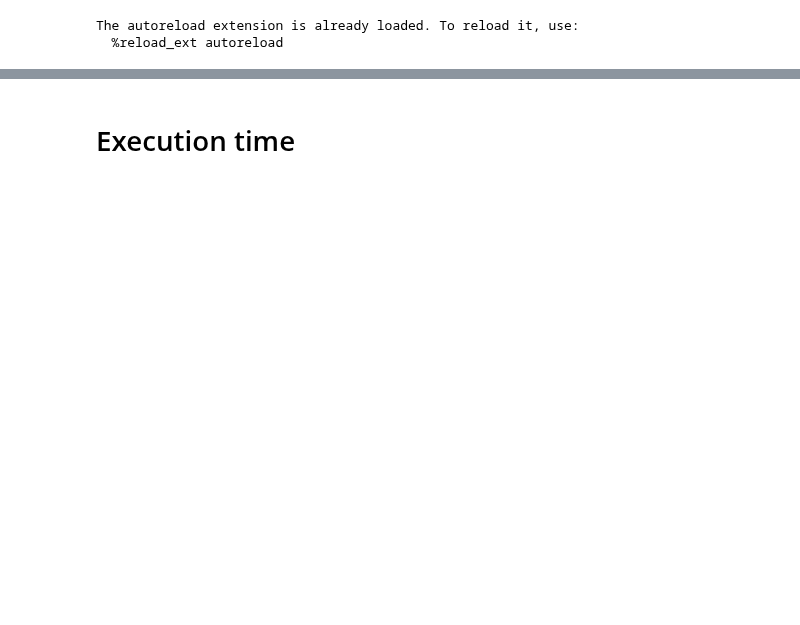
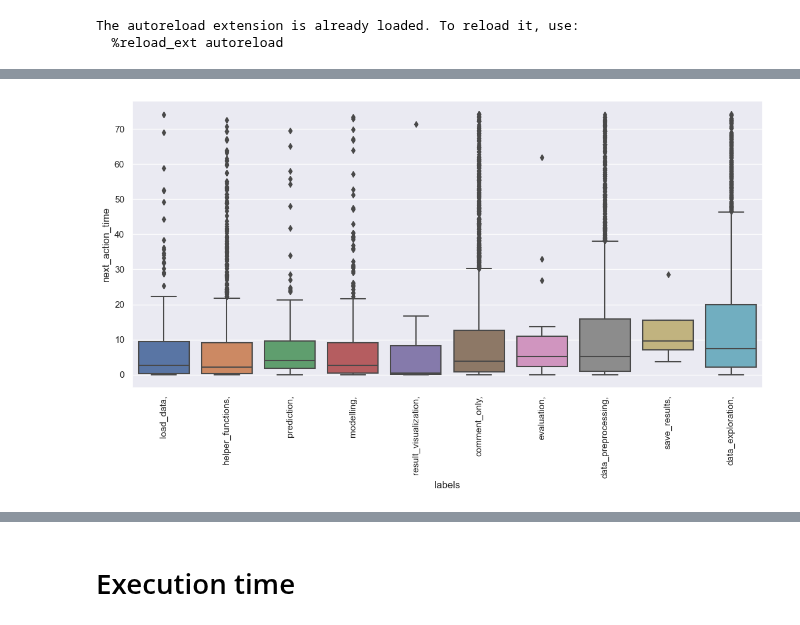
Before and after one commit to konstantgr/jupyter-logs-analysis, a Jupyter notebook: analysis/02-0-time-analysis.ipynb, the cells around one changed output, grey strips where cells are left out. Drawn from its saved outputs; the diff is of its cells as text; code cells hidden in the pictures; blank space fills up the shorter version.

```diff
--- a/analysis/02-0-time-analysis.ipynb
+++ b/analysis/02-0-time-analysis.ipynb
@@ -24,0 +47,3 @@ kernel_mapping  = metrics.loc[:, ['kernel_id', 'task', 'expert']].drop_duplicate
+# %%
+tr = metrics.next_action_time.quantile(.95)
+at_df = metrics.loc[((metrics.next_action_time < tr) & (metrics.event != 'execute')), :]
@@ -24,0 +59,16 @@ kernel_mapping  = metrics.loc[:, ['kernel_id', 'task', 'expert']].drop_duplicate
+# %%
+import matplotlib.pyplot as plt
+sns.set(rc={'figure.figsize':(13.7,6.27)})
+def plot_action_time(df):
+
+    df = df[df.labels.apply(lambda x: len(x.strip().split(',')) - 1 if isinstance(x, str) else None) == 1]
+    my_order = df.groupby(by=["labels"])["next_action_time"].mean()
+    my_order = my_order.sort_values().index
+
+    sns.boxplot(df, x='labels', y ='next_action_time', order=my_order)
+
+    plt.xticks(rotation=90)
+# %%
+plot_action_time(at_df)
+# %% [output]
+[figure, added]
```
Also changed, not shown: parts of 24 cells of this notebook, 1 other file.
